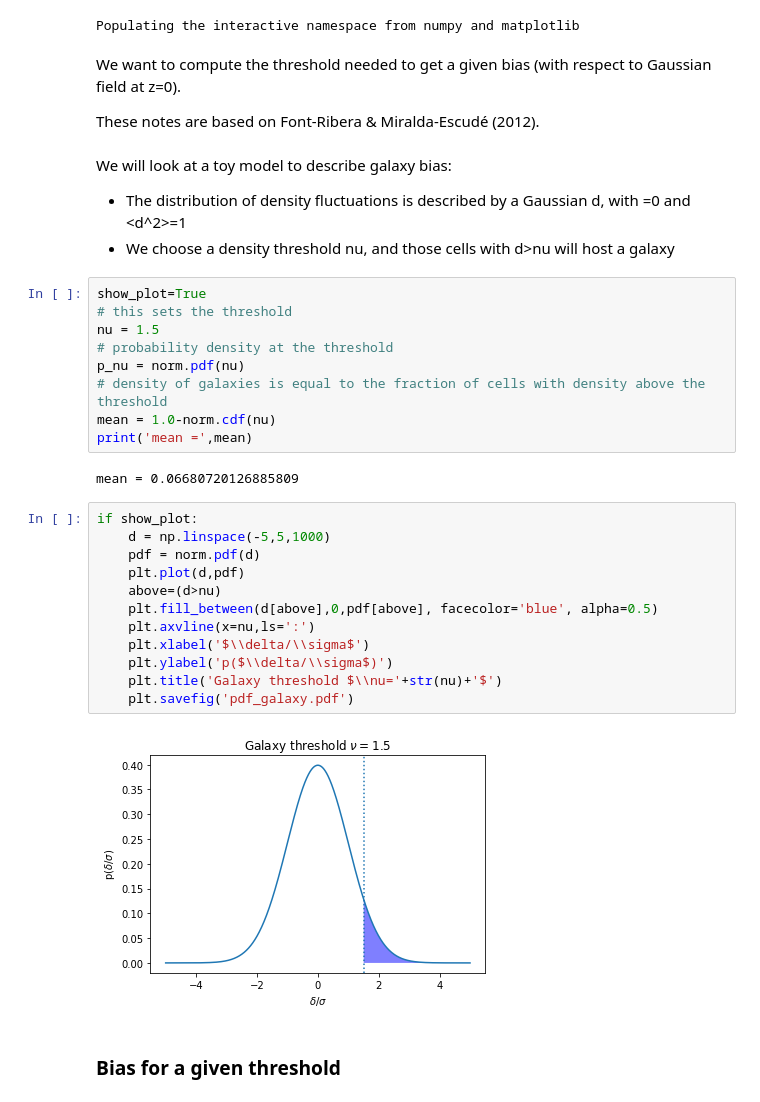
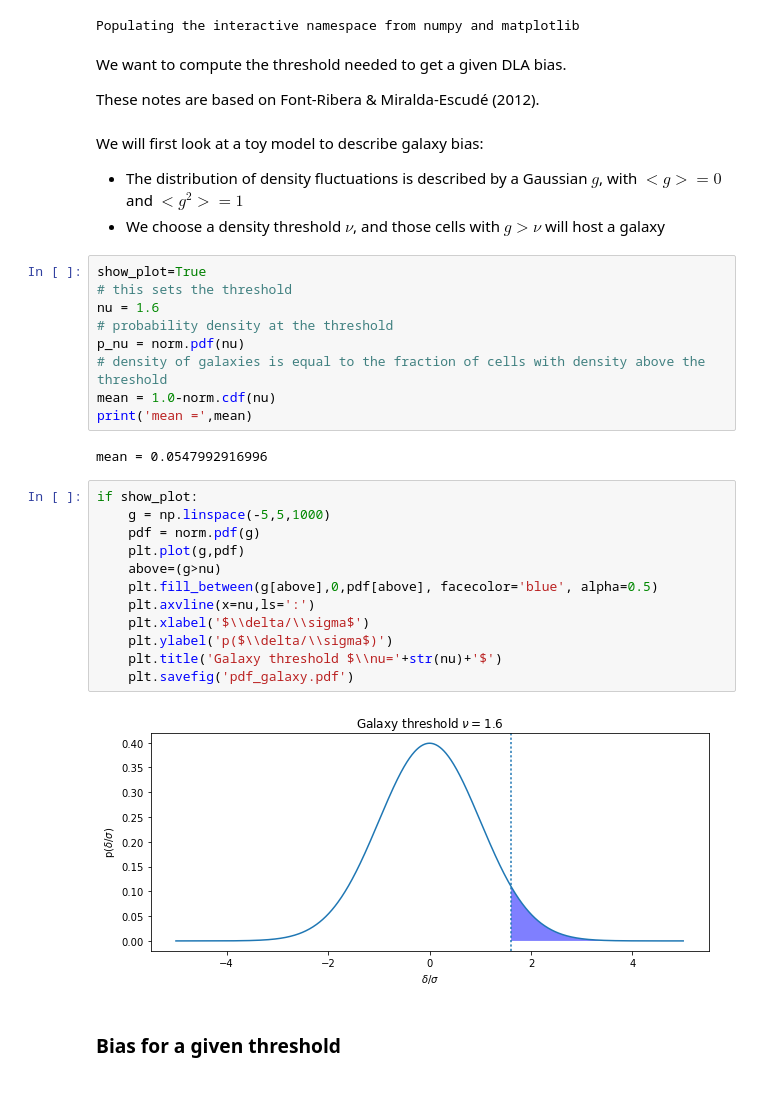
Before and after one commit to igmhub/LyaCoLoRe, a Jupyter notebook: notebooks/threshold_dla_bias.ipynb, the cells around one changed output. Drawn from its saved outputs; the diff is of its cells as text.

```diff
--- a/notebooks/threshold_dla_bias.ipynb
+++ b/notebooks/threshold_dla_bias.ipynb
@@ -8,37 +8,37 @@ from scipy.stats import norm
 # %% [output]
 Populating the interactive namespace from numpy and matplotlib
 # %% [markdown]
-We want to compute the threshold needed to get a given bias (with respect to Gaussian field at z=0).
+We want to compute the threshold needed to get a given DLA bias.
 
 These notes are based on Font-Ribera & Miralda-Escudé (2012).
 # %% [markdown]
-We will look at a toy model to describe galaxy bias:
-- The distribution of density fluctuations is described by a Gaussian d, with <d>=0 and <d^2>=1
-- We choose a density threshold nu, and those cells with d>nu will host a galaxy
+We will first look at a toy model to describe galaxy bias:
+- The distribution of density fluctuations is described by a Gaussian $g$, with $<g>=0$ and $<g^2>=1$
+- We choose a density threshold $\nu$, and those cells with $g>\nu$ will host a galaxy
 # %%
 show_plot=True
 # this sets the threshold
-nu = 1.5
+nu = 1.6
 # probability density at the threshold
 p_nu = norm.pdf(nu)
 # density of galaxies is equal to the fraction of cells with density above the threshold
 mean = 1.0-norm.cdf(nu)
 print('mean =',mean)
 # %% [output]
-mean = 0.06680720126885809
+mean = 0.0547992916996
 # %%
 if show_plot:
-    d = np.linspace(-5,5,1000)
-    pdf = norm.pdf(d)
-    plt.plot(d,pdf)
-    above=(d>nu)
-    plt.fill_between(d[above],0,pdf[above], facecolor='blue', alpha=0.5)
+    g = np.linspace(-5,5,1000)
+    pdf = norm.pdf(g)
+    plt.plot(g,pdf)
+    above=(g>nu)
+    plt.fill_between(g[above],0,pdf[above], facecolor='blue', alpha=0.5)
     plt.axvline(x=nu,ls=':')
     plt.xlabel('$\\delta/\\sigma$')
     plt.ylabel('p($\\delta/\\sigma$)')
     plt.title('Galaxy threshold $\\nu='+str(nu)+'$')
     plt.savefig('pdf_galaxy.pdf')
 # %% [output]
-[figure, old version]
+[figure, new version]
 # %% [markdown]
 ### Bias for a given threshold
```
Also changed, not shown: parts of 11 cells of this notebook.
